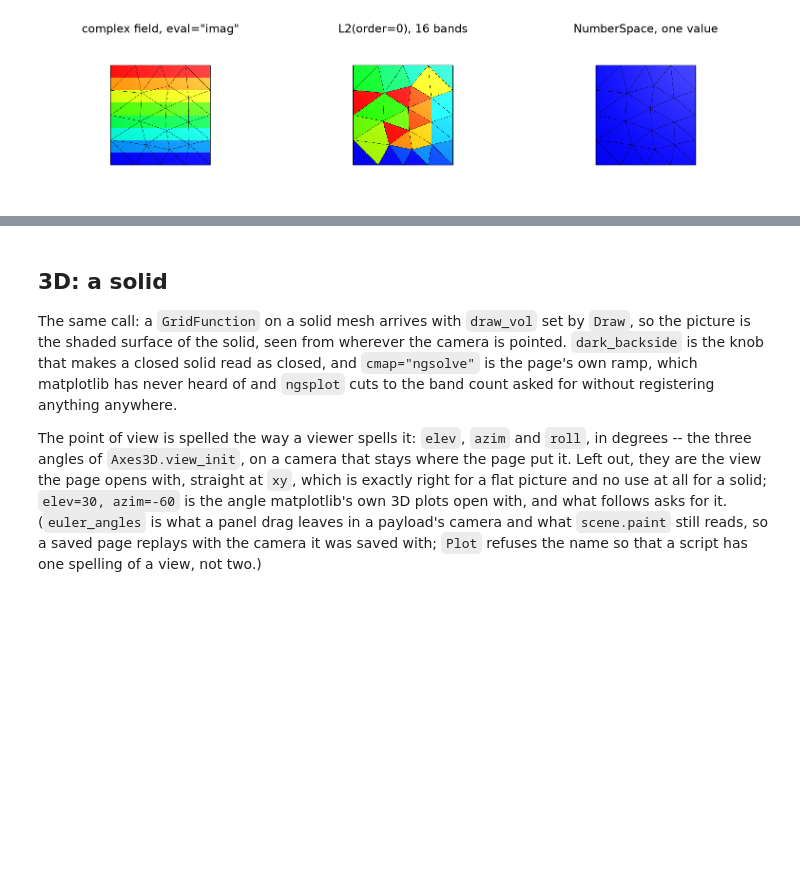
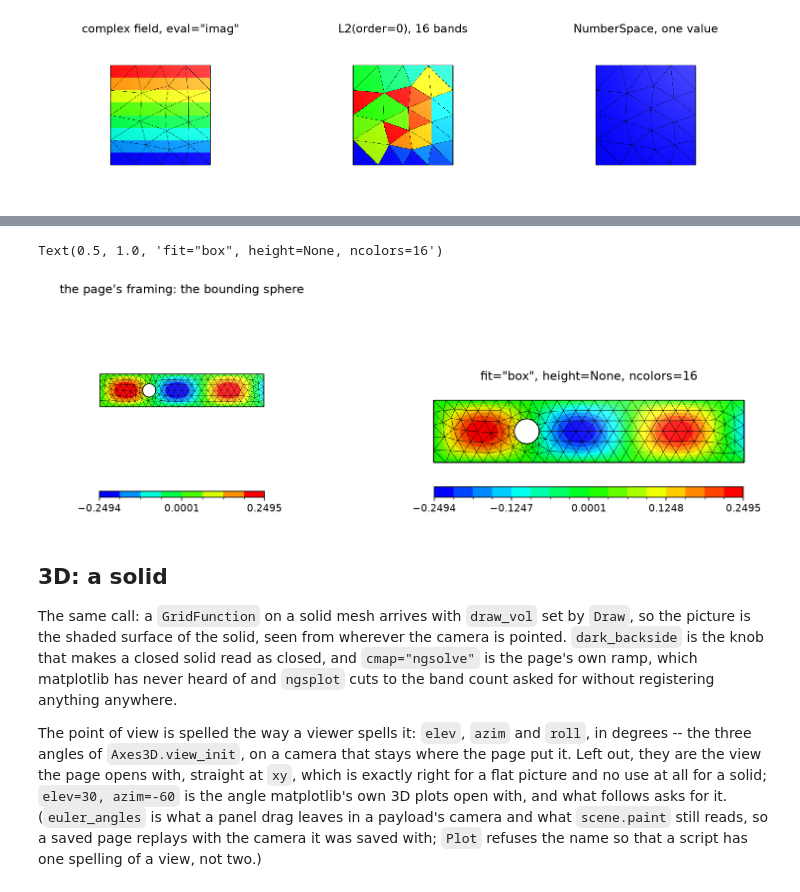
Before and after one commit to CAarset/ngsplot, a Jupyter notebook: examples/ngsplot.ipynb, the cells around one changed output, grey strips where cells are left out. Cells and saved outputs as stored; diff of their text form; code cells hidden in the pictures; blank space fills up the shorter version.

```diff
--- a/examples/ngsplot.ipynb
+++ b/examples/ngsplot.ipynb
@@ -223,3 +260,22 @@ figure.subplots_adjust(wspace=0.05)
+# %%
+from netgen.geom2d import SplineGeometry
+
+channel = SplineGeometry()
+channel.AddRectangle((0, 0), (5, 1))
+channel.AddCircle((1.5, 0.5), r=0.2, leftdomain=0, rightdomain=1)
+mesh_c = ngs.Mesh(channel.GenerateMesh(maxh=0.2))
+mesh_c.Curve(3)
+uc = ngs.GridFunction(ngs.H1(mesh_c, order=3))
+uc.Set(ngs.sin(2 * ngs.x) * ngs.y * (1 - ngs.y))
+
+figure, axes = mpl.subplots(1, 2, figsize=(13.5, 3.6))
+Plot(uc, ax=axes[0], colorbar=True)
+axes[0].set_title("the page's framing: the bounding sphere")
+Plot(uc, ax=axes[1], fit="box", width=900, height=None, colorbar=True, ncolors=16)
+axes[1].set_title('fit="box", height=None, ncolors=16')
+# %% [output]
+Text(0.5, 1.0, 'fit="box", height=None, ncolors=16')
+[figure, added]
 # %% [markdown]
 ## 3D: a solid
 
```
Also changed, not shown: parts of 5 cells of this notebook, 19 other files.
